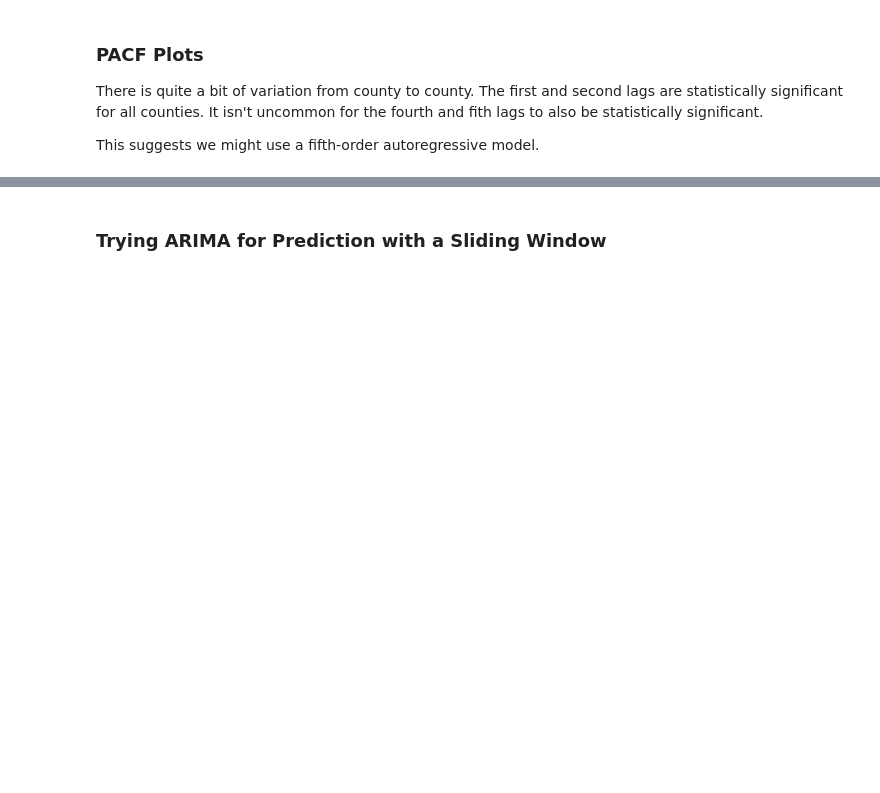
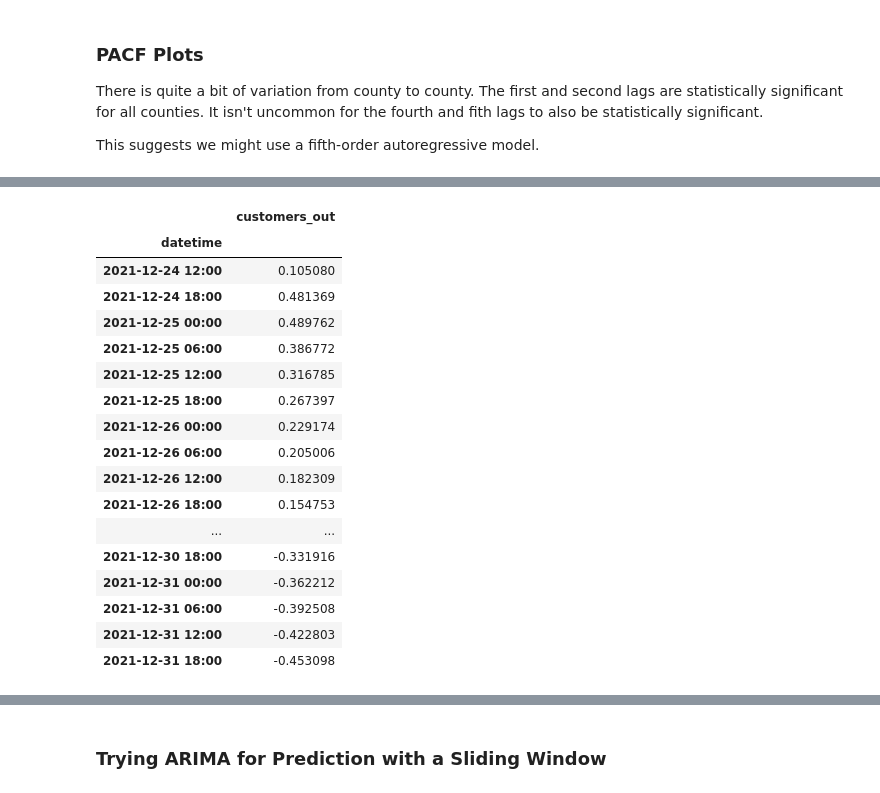
Before and after one commit to aarondweinberg/predictingpoweroutages, a Jupyter notebook: Aaron/Modeling1_AW.ipynb, the cells around one changed output, grey strips where cells are left out. Saved outputs shown, nothing was run; the diff lists cells and outputs as text; code cells hidden in the pictures; blank space fills up the shorter version.

```diff
--- a/Aaron/Modeling1_AW.ipynb
+++ b/Aaron/Modeling1_AW.ipynb
@@ -280,0 +271,22 @@ mape(y_test, y_pred)
+# %%
+#Get the values of y_pred_arima for fips_code = 23001
+y_pred_arima.loc[23001]
+# %% [output]
+|  | customers_out |
+| datetime |  |
+| 2021-12-24 12:00 | 0.105080 |
+| 2021-12-24 18:00 | 0.481369 |
+| 2021-12-25 00:00 | 0.489762 |
+| 2021-12-25 06:00 | 0.386772 |
+| 2021-12-25 12:00 | 0.316785 |
+| 2021-12-25 18:00 | 0.267397 |
+| 2021-12-26 00:00 | 0.229174 |
+| 2021-12-26 06:00 | 0.205006 |
+| 2021-12-26 12:00 | 0.182309 |
+| 2021-12-26 18:00 | 0.154753 |
+| ... | ... |
+| 2021-12-30 18:00 | -0.331916 |
+| 2021-12-31 00:00 | -0.362212 |
+| 2021-12-31 06:00 | -0.392508 |
+| 2021-12-31 12:00 | -0.422803 |
+| 2021-12-31 18:00 | -0.453098 |
```
Also changed, not shown: parts of 15 cells of this notebook, 2 other files.
